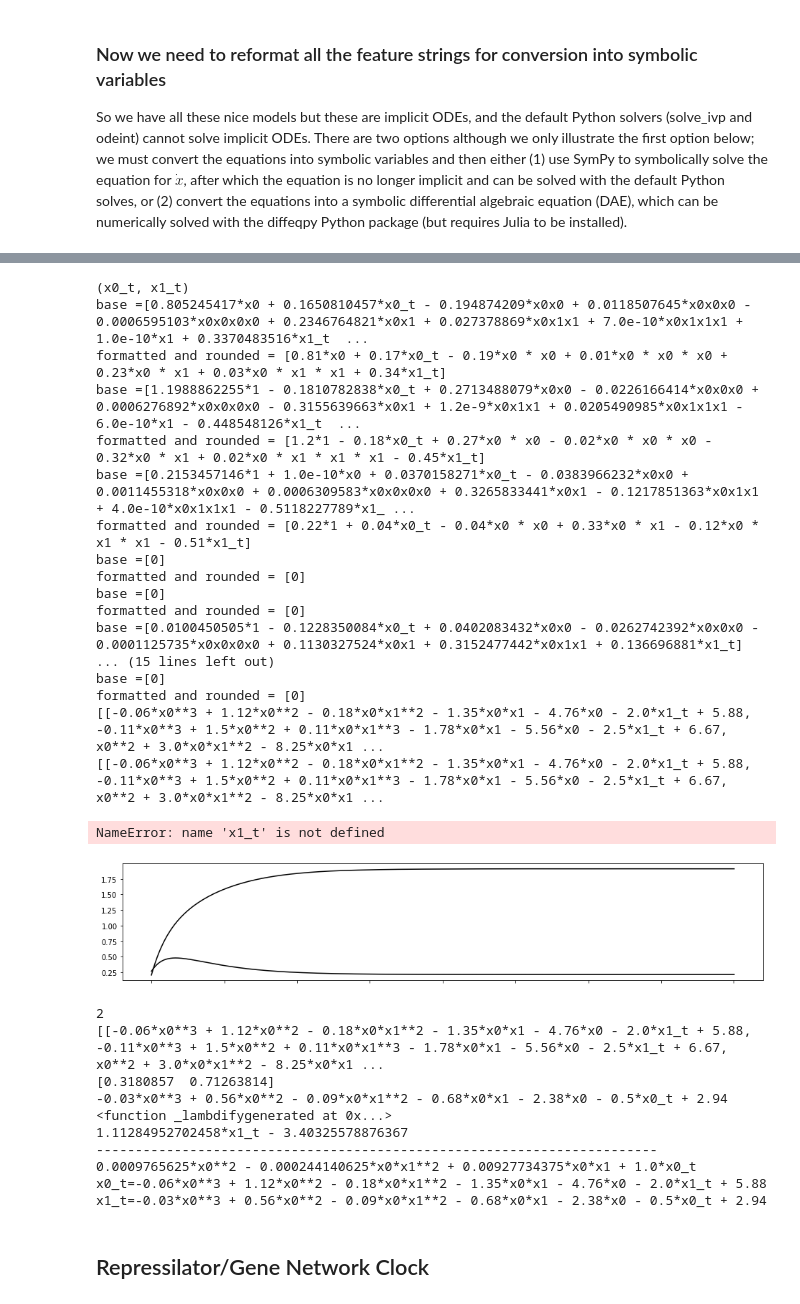
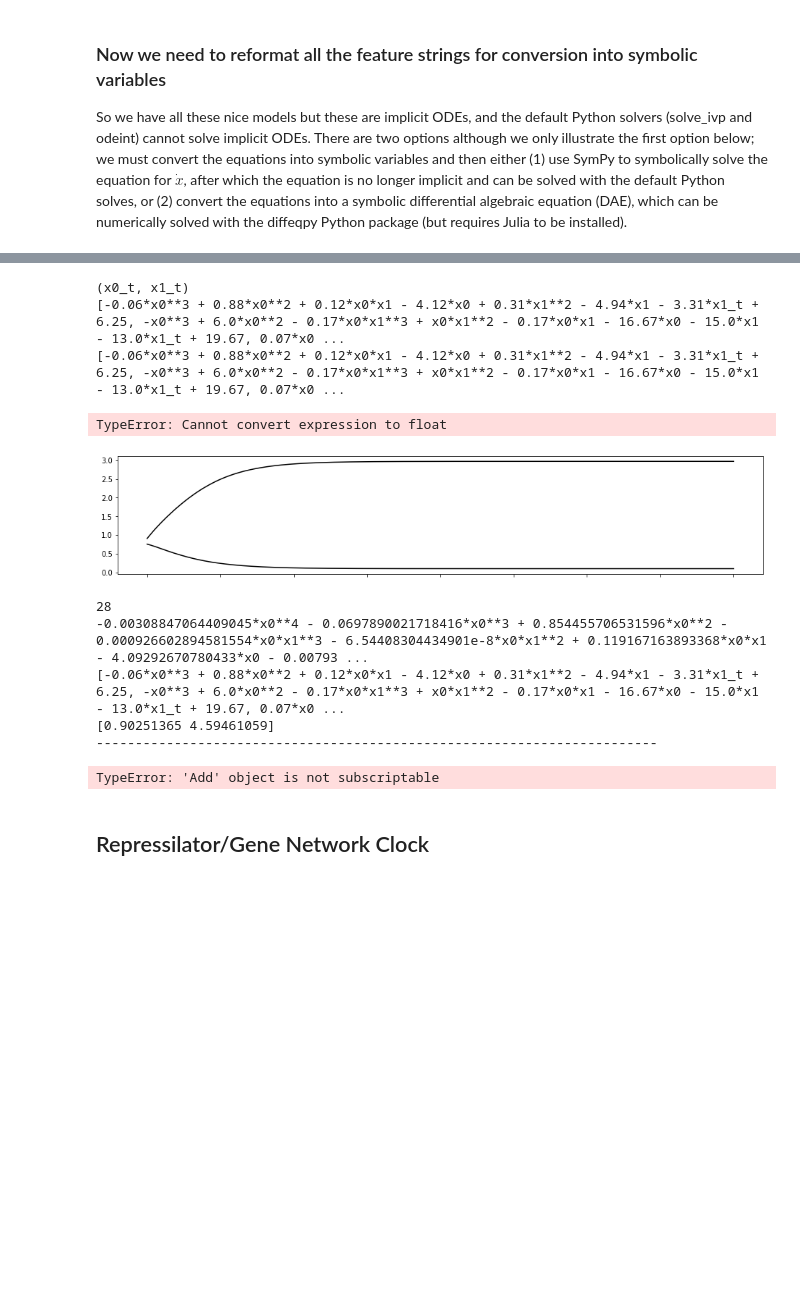
Before and after one commit to ainsleylaiuw/ISB-Hadlock-Lai, a Jupyter notebook: Ex_System.ipynb, the cells around one changed output, grey strips where cells are left out. Drawn from its saved outputs; the diff is of its cells as text; code cells hidden in the pictures; blank space fills up the shorter version.

Commit message:
update 24, generalized library not fitted?!

```diff
--- a/Ex_System.ipynb
+++ b/Ex_System.ipynb
@@ -679,4 +686,12 @@ t_span = (t[0], t[-1])
 netswitch0_train = np.random.random(r) * 5
 netswitch_train = solve_ivp(netswitch, t_span, netswitch0_train, t_eval=t, **integrator_keywords).y.T
 print(netswitch0_train)
+netswitch_train_multi = []
+netswitch_x0s = (np.random.rand(10, r) * 5)
+for i in range(10):
+    netswitch_train_temp = solve_ivp(
+        netswitch, (t[0], t[-1]), netswitch_x0s[i], t_eval=t
+    ).y.T
+    netswitch_train_multi.append(netswitch_train_temp)
+netswitch_x0s
 # %% [output]
@@ -692,7 +717,6 @@ library_functions = [
     lambda x, y: x * y ** 3,
     lambda x: x ** 4,
 ]
-x_dot_library_functions = [lambda x: x]
 library_function_names = [
     lambda x: x,
     lambda x, y: x + y,
@@ -701,11 +725,11 @@ library_function_names = [
     lambda x: x + x + x,
     lambda x, y: x + y + y + y,
     lambda x: x + x + x + x,
-    #lambda x: x, # xdot lib function
 ]
 #""
 pde_library = ps.PDELibrary(
     library_functions=library_functions,
+    #spatial_grid=netswitch_train,
     temporal_grid=t,
     function_names=library_function_names,
     include_bias=True,
@@ -724,7 +748,7 @@ sindy_library = ps.SINDyPILibrary(
 )
 """
 sindy_opt = ps.SINDyPI(
-    threshold=1e-6,
+    threshold=1e-0,
     tol=1e-8,
     thresholder="l1",
     max_iter=20000,
@@ -735,7 +759,7 @@ model = ps.SINDy(
     differentiation_method=ps.FiniteDifference(drop_endpoints=True)#,
     #feature_names=['u', 'v']
 )
-model.fit(netswitch_train, t=dt)
+model.fit(netswitch_train_multi, t=dt, multiple_trajectories=True)
 model.print()
 pde_library.get_feature_names()
 # %% [output]
@@ -870,7 +969,7 @@ print(x_dot_sym)
 sym_equations_formatted = []
 sym_equations_rounded_formatted = []
 for i in range(nfeatures):
-    print(f"base ={sym_equations[i]}")
+    #print(f"base ={sym_equations[i]}")
     temp_string = str(sym_equations[i])
     temp_rounded_string = str(sym_equations_rounded[i])
     for j in range(r):
@@ -900,7 +999,7 @@ for i in range(nfeatures):
         )
     sym_equations_formatted.append(temp_string)
     sym_equations_rounded_formatted.append(temp_rounded_string)
-    print(f"formatted and rounded = {sym_equations_rounded_formatted[i]}")
+    #print(f"formatted and rounded = {sym_equations_rounded_formatted[i]}")
 
 # Now that the equations are mathematically formatted,
 # solve for x_dot0 in the algebraic equation.
@@ -910,7 +1009,7 @@ for j in range(r):
     temp_dot_simplified = []
     temp_dot_rounded_simplified = []
     for i in range(nfeatures):
-        temp_dot_simplified.append(
+        sym_equations_simplified.append(
             sp.solve(
                 sp.Add(
                     sp.sympify(sym_equations_formatted)[i][0],
@@ -932,12 +1031,12 @@ for j in range(r):
             for a in sp.preorder_traversal(rounded):
                 if isinstance(a, sp.Float):
                     rounded_temp = rounded_temp.subs(a, round(a, 2))
-            temp_dot_rounded_simplified.append(rounded_temp)
+            sym_equations_rounded_simplified.append(rounded_temp)
         else:
-            temp_dot_rounded_simplified.append([])
+            sym_equations_rounded_simplified.append([])
     # add [x[j]_t] to sym_equations
-    sym_equations_simplified.append(temp_dot_simplified)
-    sym_equations_rounded_simplified.append(temp_dot_rounded_simplified)
+    #sym_equations_simplified.append(temp_dot_simplified)
+    #sym_equations_rounded_simplified.append(temp_dot_rounded_simplified)
 print(sym_equations_rounded_simplified)
 for i in range (len(sym_equations_rounded_simplified)):
     if sym_equations_rounded_simplified[i] == 0:
@@ -947,60 +1046,47 @@ print(sym_equations_rounded_simplified)
 # Plot the results for each of the models
 plt.figure(figsize=(16, 3))
 x0_test = np.random.rand(r)
 x_test = solve_ivp(netswitch, t_span, x0_test, t_eval=t).y.T
 plt.plot(t, x_test, color="k", linestyle="solid", label="True")
 for i in range(nfeatures):
     ax = plt.gca()
     if i != nfeatures - 1:
         ax.set_xticklabels([])
     if len(sym_equations_simplified[i]) != 0:
         ODE_Func = sp.lambdify([t_sym, x_sym], sym_equations_simplified[i][0])
 
         # Now simulate the system we identified
         x_test_sim = solve_ivp(ODE_Func, t_span, x0_test, t_eval=t).y.T
         if (
             np.linalg.norm(x_test_sim) < 1e3
             and sym_equations_rounded_simplified[i] != 0
         ):
             plt.plot(
                 t,
                 x_test_sim,
                 linestyle="dashed",
                 label=str(sp.sympify(features_formatted[i]))
                 + " = "
                 + str(sym_equations_rounded_simplified[i]),
             )
 plt.grid(True)
 plt.legend(fontsize=8)
 # %% [output]
 (x0_t, x1_t)
-base =[0.805245417*x0 + 0.1650810457*x0_t - 0.194874209*x0x0 + 0.0118507645*x0x0x0 - 0.0006595103*x0x0x0x0 + 0.2346764821*x0x1 + 0.027378869*x0x1x1 + 7.0e-10*x0x1x1x1 + 1.0e-10*x1 + 0.3370483516*x1_t  ...
-formatted and rounded = [0.81*x0 + 0.17*x0_t - 0.19*x0 * x0 + 0.01*x0 * x0 * x0 + 0.23*x0 * x1 + 0.03*x0 * x1 * x1 + 0.34*x1_t]
-base =[1.1988862255*1 - 0.1810782838*x0_t + 0.2713488079*x0x0 - 0.0226166414*x0x0x0 + 0.0006276892*x0x0x0x0 - 0.3155639663*x0x1 + 1.2e-9*x0x1x1 + 0.0205490985*x0x1x1x1 - 6.0e-10*x1 - 0.448548126*x1_t  ...
-formatted and rounded = [1.2*1 - 0.18*x0_t + 0.27*x0 * x0 - 0.02*x0 * x0 * x0 - 0.32*x0 * x1 + 0.02*x0 * x1 * x1 * x1 - 0.45*x1_t]
-base =[0.2153457146*1 + 1.0e-10*x0 + 0.0370158271*x0_t - 0.0383966232*x0x0 + 0.0011455318*x0x0x0 + 0.0006309583*x0x0x0x0 + 0.3265833441*x0x1 - 0.1217851363*x0x1x1 + 4.0e-10*x0x1x1x1 - 0.5118227789*x1_ ...
-formatted and rounded = [0.22*1 + 0.04*x0_t - 0.04*x0 * x0 + 0.33*x0 * x1 - 0.12*x0 * x1 * x1 - 0.51*x1_t]
-base =[0]
-formatted and rounded = [0]
-base =[0]
-formatted and rounded = [0]
-base =[0.0100450505*1 - 0.1228350084*x0_t + 0.0402083432*x0x0 - 0.0262742392*x0x0x0 - 0.0001125735*x0x0x0x0 + 0.1130327524*x0x1 + 0.3152477442*x0x1x1 + 0.136696881*x1_t]
-... (15 lines left out)
-base =[0]
-formatted and rounded = [0]
-[[-0.06*x0**3 + 1.12*x0**2 - 0.18*x0*x1**2 - 1.35*x0*x1 - 4.76*x0 - 2.0*x1_t + 5.88, -0.11*x0**3 + 1.5*x0**2 + 0.11*x0*x1**3 - 1.78*x0*x1 - 5.56*x0 - 2.5*x1_t + 6.67, x0**2 + 3.0*x0*x1**2 - 8.25*x0*x1 ...
-[[-0.06*x0**3 + 1.12*x0**2 - 0.18*x0*x1**2 - 1.35*x0*x1 - 4.76*x0 - 2.0*x1_t + 5.88, -0.11*x0**3 + 1.5*x0**2 + 0.11*x0*x1**3 - 1.78*x0*x1 - 5.56*x0 - 2.5*x1_t + 6.67, x0**2 + 3.0*x0*x1**2 - 8.25*x0*x1 ...
+[-0.06*x0**3 + 0.88*x0**2 + 0.12*x0*x1 - 4.12*x0 + 0.31*x1**2 - 4.94*x1 - 3.31*x1_t + 6.25, -x0**3 + 6.0*x0**2 - 0.17*x0*x1**3 + x0*x1**2 - 0.17*x0*x1 - 16.67*x0 - 15.0*x1 - 13.0*x1_t + 19.67, 0.07*x0 ...
+[-0.06*x0**3 + 0.88*x0**2 + 0.12*x0*x1 - 4.12*x0 + 0.31*x1**2 - 4.94*x1 - 3.31*x1_t + 6.25, -x0**3 + 6.0*x0**2 - 0.17*x0*x1**3 + x0*x1**2 - 0.17*x0*x1 - 16.67*x0 - 15.0*x1 - 13.0*x1_t + 19.67, 0.07*x0 ...
-NameError: name 'x1_t' is not defined
+TypeError: Cannot convert expression to float
-[figure, old version]
+[figure, new version]
 # %%
 #print(sym_equations_rounded_simplified)
 print(len(sym_equations_simplified))
+print((sym_equations_simplified[0][0]))
 print(sym_equations_rounded_simplified)
 print(netswitch0_train)
-print(sym_equations_rounded_simplified[1][0])
+#print(sym_equations_rounded_simplified[1][0])
 #ODE_method = sp.lambdify([t_sym, x_sym], sym_equations_simplified[5][0])
-(print(ODE_method))
-print(ODE_method(t, netswitch0_train))
+#(print(ODE_method))
+#print(ODE_method(t, netswitch0_train))
 #print([t_sym, x_sym])
 #solve_ivp(ODE_method, t_span, x0_test, t_eval=t, full_output=1).y.T
 print("------------------------------------------------------------------------")
@@ -1010,16 +1096,12 @@ print(dot0.subs('x1_t', dot1))
 print(f"x0_t={dot0}")
 print(f"x1_t={dot1}")
 # %% [output]
-2
-[[-0.06*x0**3 + 1.12*x0**2 - 0.18*x0*x1**2 - 1.35*x0*x1 - 4.76*x0 - 2.0*x1_t + 5.88, -0.11*x0**3 + 1.5*x0**2 + 0.11*x0*x1**3 - 1.78*x0*x1 - 5.56*x0 - 2.5*x1_t + 6.67, x0**2 + 3.0*x0*x1**2 - 8.25*x0*x1 ...
-[0.3180857  0.71263814]
--0.03*x0**3 + 0.56*x0**2 - 0.09*x0*x1**2 - 0.68*x0*x1 - 2.38*x0 - 0.5*x0_t + 2.94
-<function _lambdifygenerated at 0x...>
-1.11284952702458*x1_t - 3.40325578876367
+28
+-0.00308847064409045*x0**4 - 0.0697890021718416*x0**3 + 0.854455706531596*x0**2 - 0.000926602894581554*x0*x1**3 - 6.54408304434901e-8*x0*x1**2 + 0.119167163893368*x0*x1 - 4.09292670780433*x0 - 0.00793 ...
+[-0.06*x0**3 + 0.88*x0**2 + 0.12*x0*x1 - 4.12*x0 + 0.31*x1**2 - 4.94*x1 - 3.31*x1_t + 6.25, -x0**3 + 6.0*x0**2 - 0.17*x0*x1**3 + x0*x1**2 - 0.17*x0*x1 - 16.67*x0 - 15.0*x1 - 13.0*x1_t + 19.67, 0.07*x0 ...
+[0.90251365 4.59461059]
 ------------------------------------------------------------------------
-0.0009765625*x0**2 - 0.000244140625*x0*x1**2 + 0.00927734375*x0*x1 + 1.0*x0_t
-x0_t=-0.06*x0**3 + 1.12*x0**2 - 0.18*x0*x1**2 - 1.35*x0*x1 - 4.76*x0 - 2.0*x1_t + 5.88
-x1_t=-0.03*x0**3 + 0.56*x0**2 - 0.09*x0*x1**2 - 0.68*x0*x1 - 2.38*x0 - 0.5*x0_t + 2.94
+TypeError: 'Add' object is not subscriptable
 # %% [markdown]
 ## Repressilator/Gene Network Clock
 # %%
```
Also changed, not shown: parts of 8 cells of this notebook.
